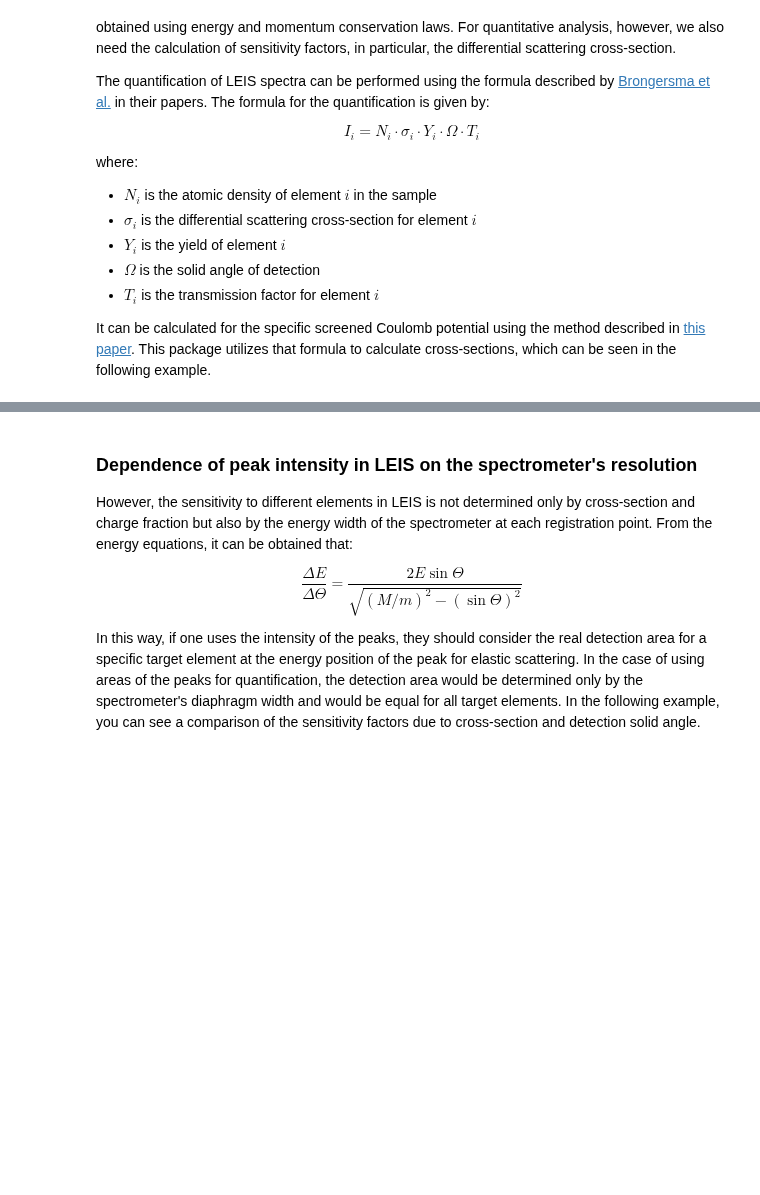
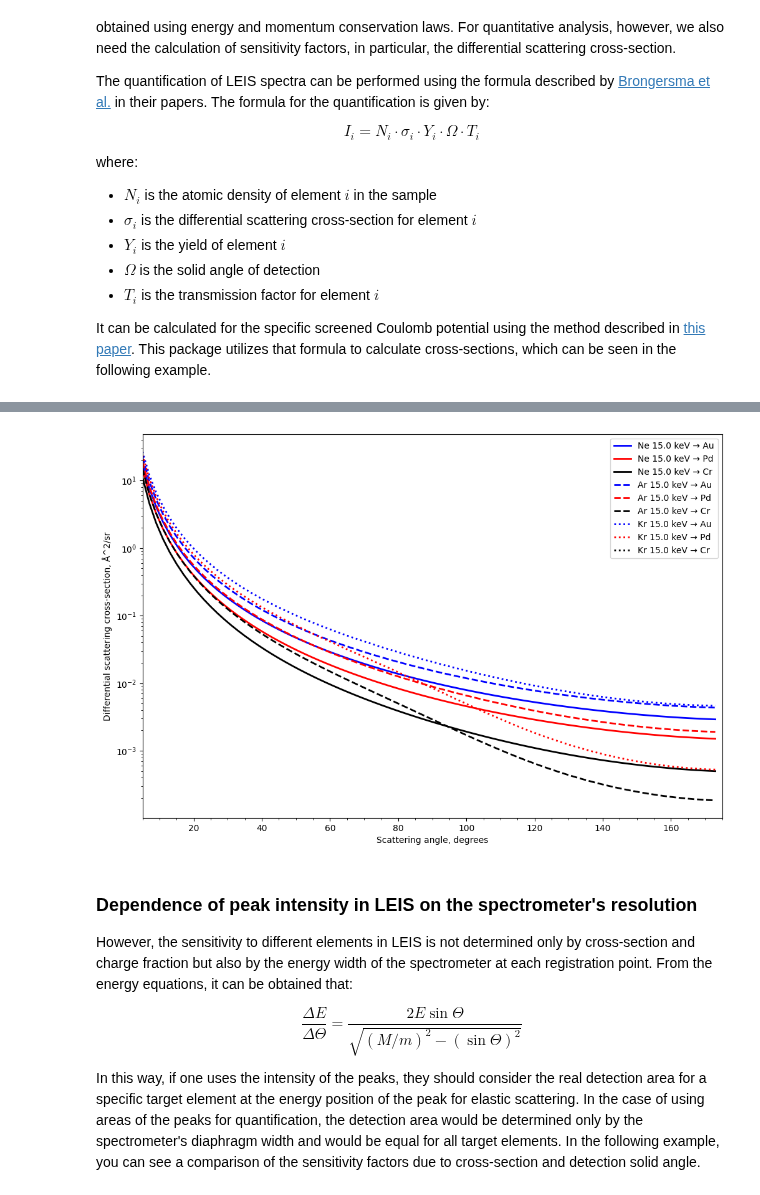
Before and after one commit to mauveferret/SpecRec, a Jupyter notebook: main_example.ipynb, the cells around one changed output, grey strips where cells are left out. Saved outputs shown, nothing was run; the diff lists cells and outputs as text; code cells hidden in the pictures; blank space fills up the shorter version.

```diff
--- a/main_example.ipynb
+++ b/main_example.ipynb
@@ -139,3 +78,37 @@ plt.show()
+# %%
+import numpy as np
+import matplotlib.pyplot as plt
+incidentElement = "Ne"
+E0 = 15000 # eV
+targetElement1 = "Au"
+targetElement2 = "Pd"
+targetElement3 = "Cr"
+
+plt.figure(figsize=(12, 8))
+incident_elements = ["Ne", "Ar", "Kr"]
+target_elements = ["Au", "Pd", "Cr"]
+colors = ['blue', 'red', 'black']
+line_styles = ['-', '--', ':']
+angles = range(5, 175, 2)
+
+for incident_element in incident_elements:
+    for target_element in target_elements:
+        cross_sections = np.zeros(len(angles))
+        for angle in angles:
+            if not (incident_element == "Kr" and target_element == "Cr"):
+                cross_sections[angles.index(angle)] = leis.get_cross_section(incident_element, E0,angle,2, target_element)
+        plt.plot(angles, cross_sections, linestyle = line_styles[incident_elements.index(incident_element)],
+                         linewidth=2, color = colors[target_elements.index(target_element)],
+                         label=f'{incident_element} {E0/1000:.1f} keV → {target_element}')
+plt.xlim(5, 175)
+plt.yscale('log')
+plt.ylabel('Differential scattering cross-section, Å^2/sr')
+plt.xlabel('Scattering angle, degrees')
+plt.legend()
+plt.minorticks_on()
+plt.show()
+# %% [output]
+[figure, added]
 # %% [markdown]
 ### Dependence of peak intensity in LEIS on the spectrometer's resolution
 
```
Also changed, not shown: parts of 9 cells of this notebook, 3 other files.
